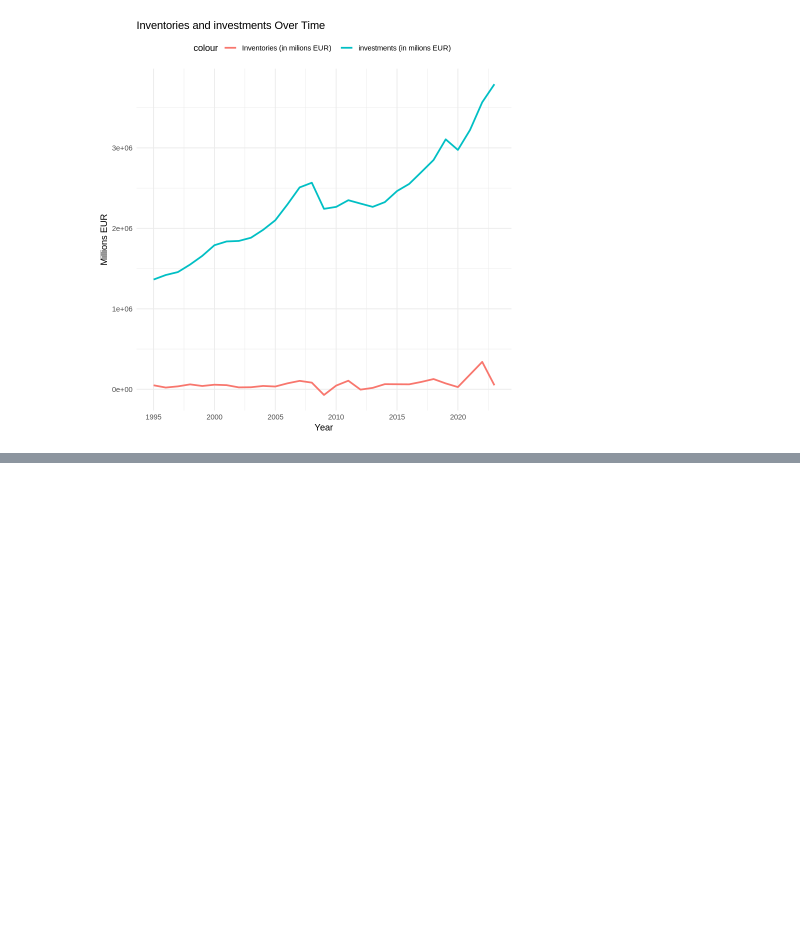
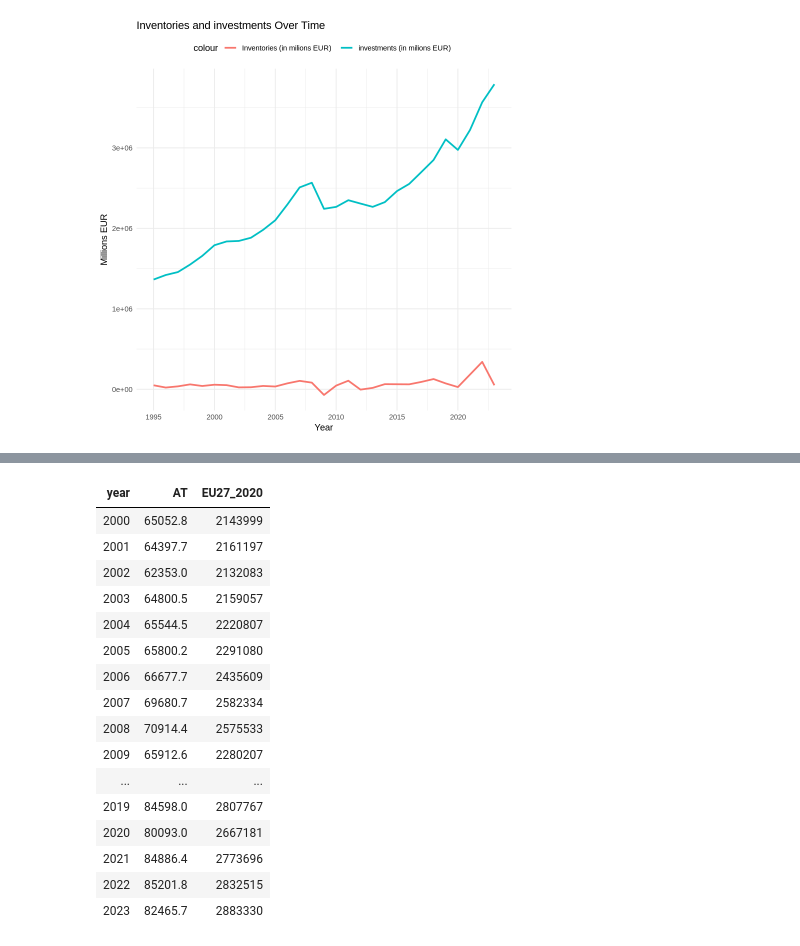
Before and after one commit to urosgodnov/BigData, a Jupyter notebook: ANALYSIS_OF_ECONOMIC_PERFORMANCE_OF_COUNTRIES_OVER_TIME.ipynb, the cells around one changed output, grey strips where cells are left out. Saved outputs shown, nothing was run; the diff lists cells and outputs as text; code cells hidden in the pictures; blank space fills up the shorter version.

```diff
--- a/ANALYSIS_OF_ECONOMIC_PERFORMANCE_OF_COUNTRIES_OVER_TIME.ipynb
+++ b/ANALYSIS_OF_ECONOMIC_PERFORMANCE_OF_COUNTRIES_OVER_TIME.ipynb
@@ -722,0 +744,30 @@ df |>
+# %%
+df<-data_1_filtered |>
+  dplyr::filter(unitlabel %in% units) |>
+  dplyr::filter(geo %in% c("EU27_2020",country)) |>
+  dplyr::filter(na_itemlabel %in% na_itemlabels)|>
+  dplyr::filter(year>=2000) |>
+  dplyr::select(geo, year, values) |>
+  pivot_wider(names_from=geo, values_from = values)
+
+   df|>
+    gt()|>
+      gts()
+# %% [output]
+| year | AT | EU27_2020 |
+| 2000 | 65052.8 | 2143999 |
+| 2001 | 64397.7 | 2161197 |
+| 2002 | 62353.0 | 2132083 |
+| 2003 | 64800.5 | 2159057 |
+| 2004 | 65544.5 | 2220807 |
+| 2005 | 65800.2 | 2291080 |
+| 2006 | 66677.7 | 2435609 |
+| 2007 | 69680.7 | 2582334 |
+| 2008 | 70914.4 | 2575533 |
+| 2009 | 65912.6 | 2280207 |
+| ... | ... | ... |
+| 2019 | 84598.0 | 2807767 |
+| 2020 | 80093.0 | 2667181 |
+| 2021 | 84886.4 | 2773696 |
+| 2022 | 85201.8 | 2832515 |
+| 2023 | 82465.7 | 2883330 |
```
Also changed, not shown: parts of 10 cells of this notebook.
